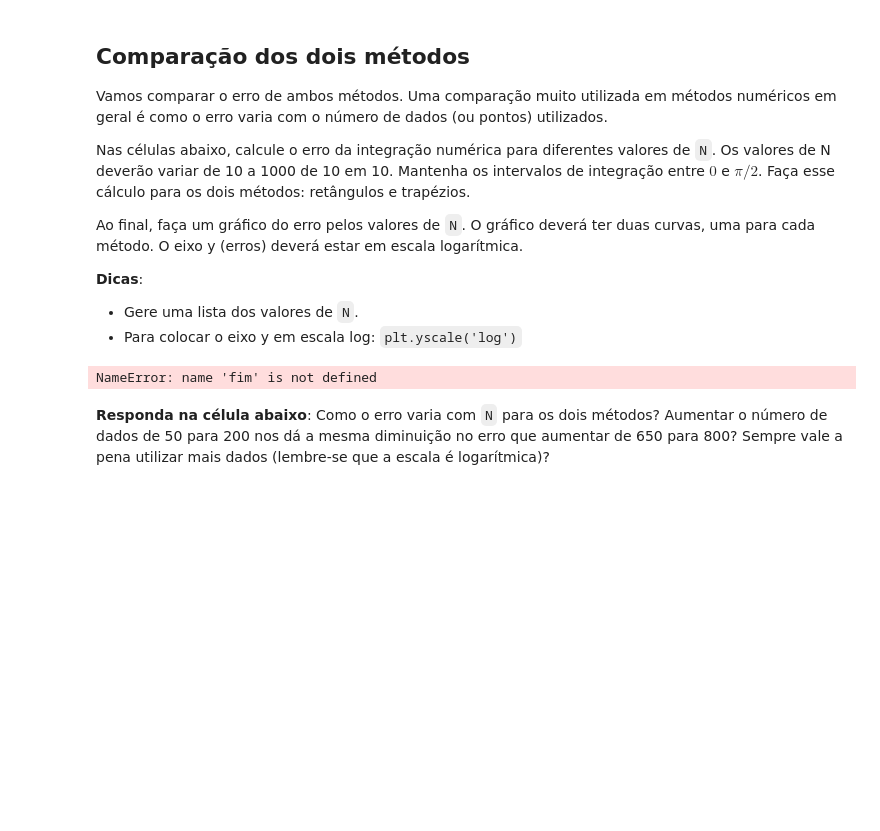
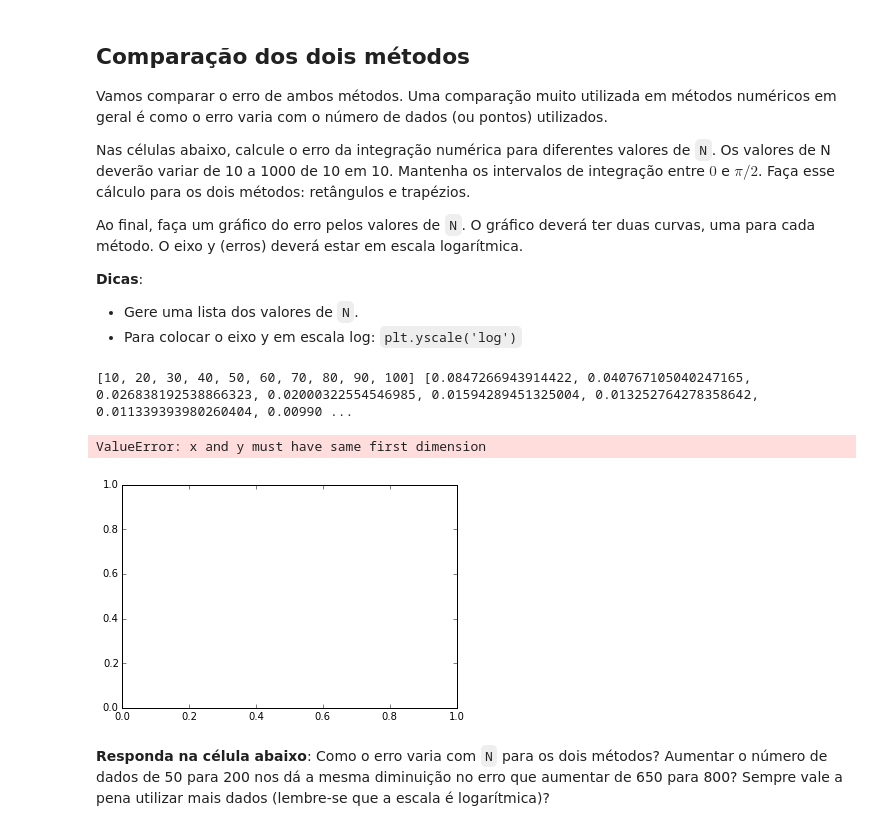
Before and after one commit to robertosouza5991/TESTE, a Jupyter notebook: integracao-carla_camila_roberto/tarefa-integracao.ipynb, the cells around one changed output. Saved outputs shown, nothing was run; the diff lists cells and outputs as text; code cells hidden in the pictures; blank space fills up the shorter version.

```diff
--- a/integracao-carla_camila_roberto/tarefa-integracao.ipynb
+++ b/integracao-carla_camila_roberto/tarefa-integracao.ipynb
@@ -171,30 +169,51 @@ Ao final, faça um gráfico do erro pelos valores de `N`. O gráfico deverá ter
 
 * Gere uma lista dos valores de `N`.
 * Para colocar o eixo y em escala log: `plt.yscale('log')`
-# %%
-for N in range(10,1000,10):
-    intervalo = (fim - inicio)/(N - 1)
-#print("Espaçamento entre os dados:", intervalo)
-    for i in range(N):
-        t = inicio + i*intervalo
-        tempos.append(t/math.pi)    #=====> Modificado para exprimir o angulo em  PI radianos
-        dados.append(math.cos(t))
-        slice = None
-        Int1 = 0
-        Int3 = 0
-        for i in (dados):
-
-            if slice is None:
-                Int1 = (i*intervalo)/2
-                slice = 1
-            else:
-                Int1 = ((i+dados[slice])/2 * intervalo) + Int1
-                slice += 1
-            Int3 = i * intervalo + Int1
-
-print (slice, Int1, Int2, Int3)
-# %% [output]
-NameError: name 'fim' is not defined
+# %%
+EInt1 = []   # Listas que conterao os erros para os dois metodos
+EInt2 = []
+Ndados = []  # Lista que contera o numero de dados N
+for N in range(10,101,10): # 1001 foi necessário para gerar N= 1000 ????
+    intervalo = (fim - inicio)/(N - 1)
+    # print("Espaçamento entre os dados:", intervalo)
+
+
+    Int1 = 0
+    Int2 = 0
+    fanterior = math.cos(inicio)
+
+    for i in range(N):
+
+
+        t = inicio + i*intervalo
+        ft = math.cos(t)  # f(t) = cos (t)
+
+
+        Int1 = ft * intervalo + Int1
+        Int2 = (((ft+ fanterior)/2) * intervalo) + Int2
+        fanterior = ft   # salva f(t) anterior
+
+    EInt1.append(abs(Int - Int1))
+    EInt2.append(abs(Int - Int2))
+    Ndados.append(N)
+print (Ndados, EInt1, EInt2)  # FERRAMENTAS DE DEBUG
+#for N in range (0,100):
+#    print (EInt2[N])# EInt1[N], EInt2[N])
+# %% [output]
+[10, 20, 30, 40, 50, 60, 70, 80, 90, 100] [0.0847266943914422, 0.040767105040247165, 0.026838192538866323, 0.02000322554546985, 0.01594289451325004, 0.013252764278358642, 0.011339393980260404, 0.00990 ...
+# %%
+
+
+#plt.plot(tempos,dados, '-k',color = 'b', label = 'retangulos')
+
+plt.plot(Ndados,Eint2,'-k', color ='r', label = 'Trapézios')
+plt.xlabel('Número de Dados')
+plt.yscale('log')
+plt.ylabel('Erro')
+plt.figure()
+# %% [output]
+ValueError: x and y must have same first dimension
+[figure, added]
 # %% [markdown]
 **Responda na célula abaixo**: Como o erro varia com `N` para os dois métodos? Aumentar o número de dados de 50 para 200 nos dá a mesma diminuição no erro que aumentar de 650 para 800? Sempre vale a pena utilizar mais dados (lembre-se que a escala é logarítmica)?
 # %% [markdown]
```
Also changed, not shown: parts of 5 cells of this notebook.
